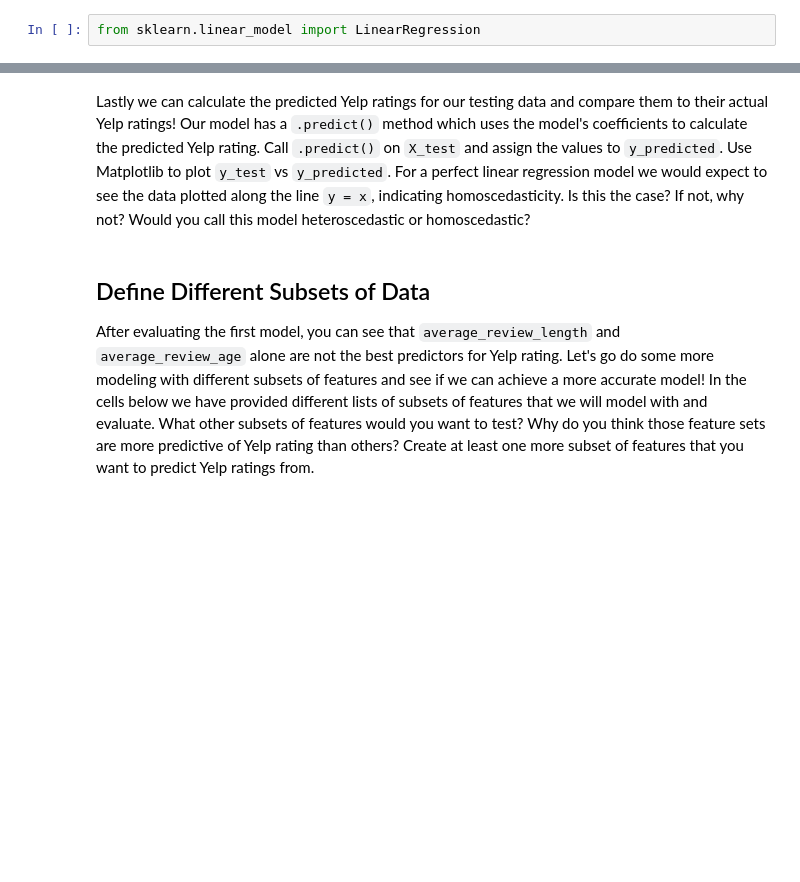
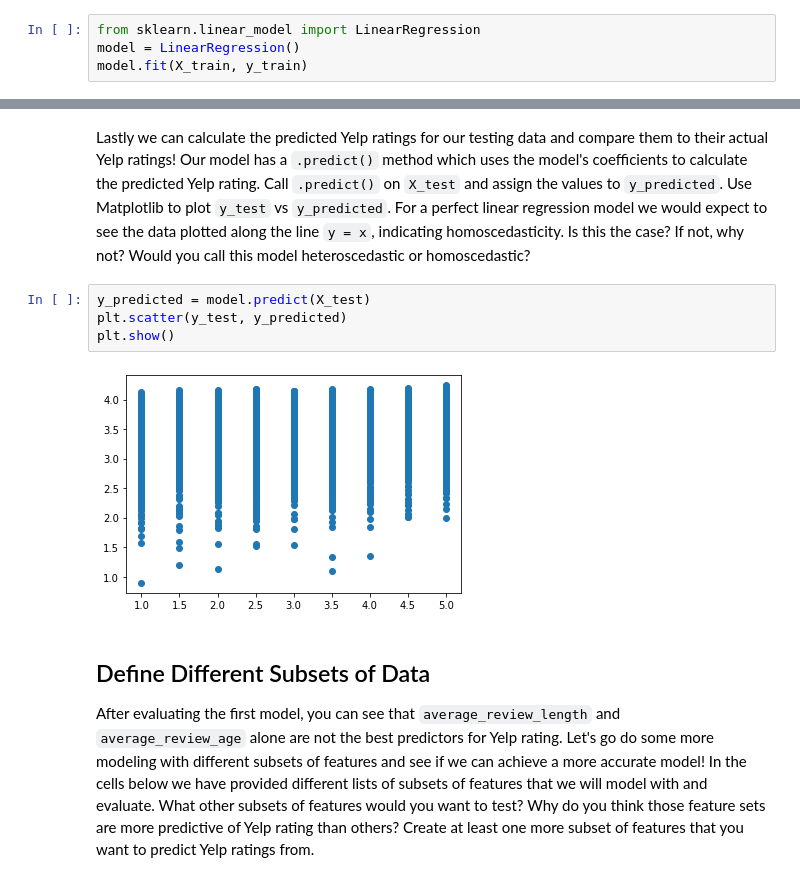
Before and after one commit to LenSin3/yelp_regression_project, a Jupyter notebook: yelp_regression.ipynb, the cells around one changed output, grey strips where cells are left out. Drawn from its saved outputs; the diff is of its cells as text; blank space fills up the shorter version.

Commit message:
check score of model and plot predicted values against actual values

```diff
--- a/yelp_regression.ipynb
+++ b/yelp_regression.ipynb
@@ -369,3 +369,5 @@ X_train, X_test, y_train, y_test = train_test_split(features, ratings, test_size
 Now that our data is split into training and testing sets, we can finally model! In the cell below we have provided the code to import `LinearRegression` from scikit-learn's `linear_model` module. Create a new `LinearRegression` object named model. The `.fit()` method will fit our Linear Regression model to our training data and calculate the coefficients for our features. Call the `.fit()` method on `model` with `X_train` and `y_train` as parameters. Just like that our model has now been trained on our training data!
 # %%
 from sklearn.linear_model import LinearRegression
+model = LinearRegression()
+model.fit(X_train, y_train)
@@ -380,5 +393,11 @@ sorted(list(zip(['average_review_length','average_review_age'],model.coef_)),key
 # %% [markdown]
 Lastly we can calculate the predicted Yelp ratings for our testing data and compare them to their actual Yelp ratings! Our model has a `.predict()` method which uses the model's coefficients to calculate the predicted Yelp rating. Call `.predict()` on `X_test` and assign the values to `y_predicted`. Use Matplotlib to plot `y_test` vs `y_predicted`. For a perfect linear regression model we would expect to see the data plotted along the line `y = x`, indicating homoscedasticity. Is this the case? If not, why not? Would you call this model heteroscedastic or homoscedastic?
+# %%
+y_predicted = model.predict(X_test)
+plt.scatter(y_test, y_predicted)
+plt.show()
+# %% [output]
+[figure, added]
 # %% [markdown]
 ## Define Different Subsets of Data
 
```
Also changed, not shown: parts of 3 cells of this notebook.
